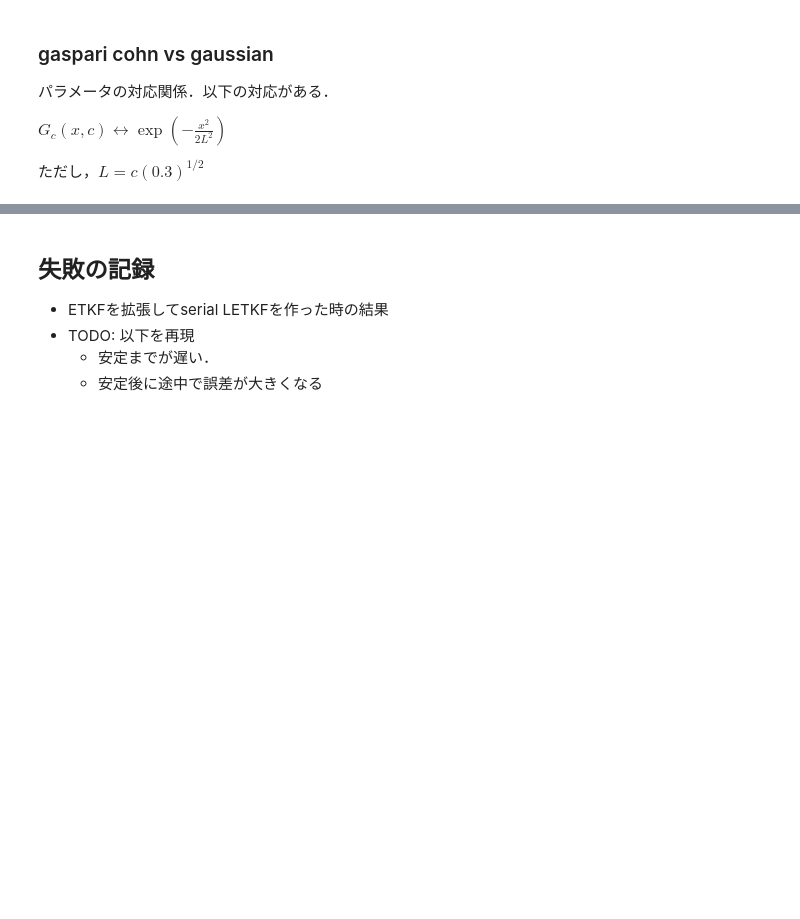
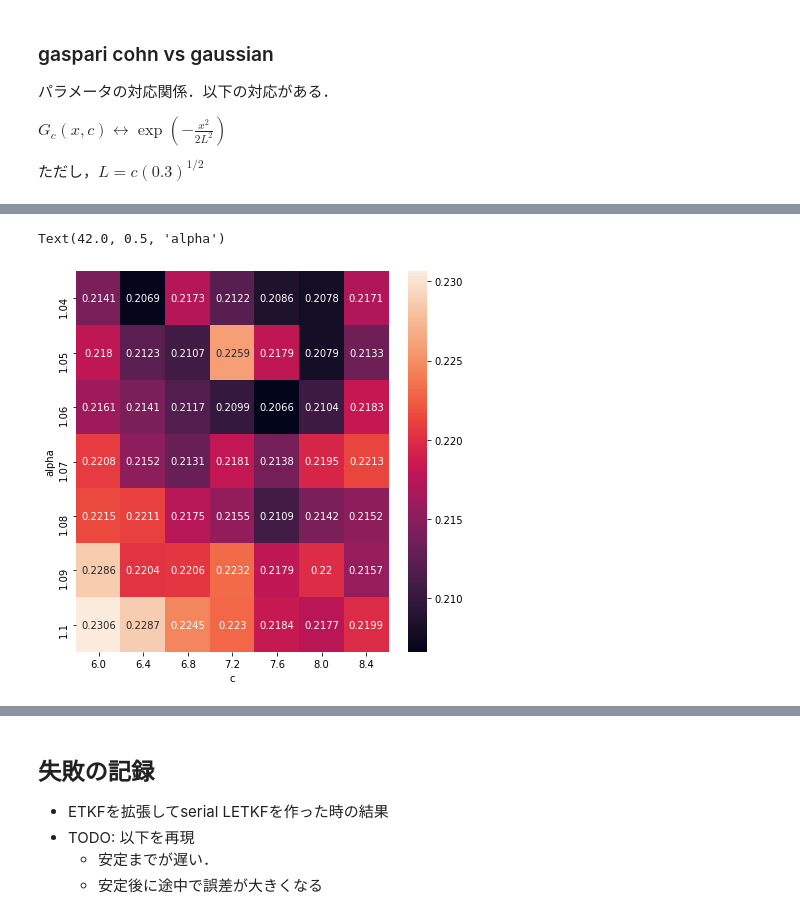
Before and after one commit to KotaTakeda/rccs_online_school, a Jupyter notebook: work_letkf.ipynb, the cells around one changed output, grey strips where cells are left out. Drawn from its saved outputs; the diff is of its cells as text; code cells hidden in the pictures; blank space fills up the shorter version.

```diff
--- a/work_letkf.ipynb
+++ b/work_letkf.ipynb
@@ -173,0 +171,9 @@ sns.heatmap(df.iloc[1:, :9], annot=True, fmt='.4g')
+# %%
+df = pd.read_csv('data/letkf/letkf_alpha_c_detail.csv', index_col=0, header=0)
+fig, ax = plt.subplots(figsize=(7,7))
+sns.heatmap(df.iloc[4:, :7], annot=True, fmt='.4g')
+ax.set_xlabel('c')
+ax.set_ylabel('alpha')
+# %% [output]
+Text(42.0, 0.5, 'alpha')
+[figure, added]
```
Also changed, not shown: parts of 10 cells of this notebook, 2 other files.
